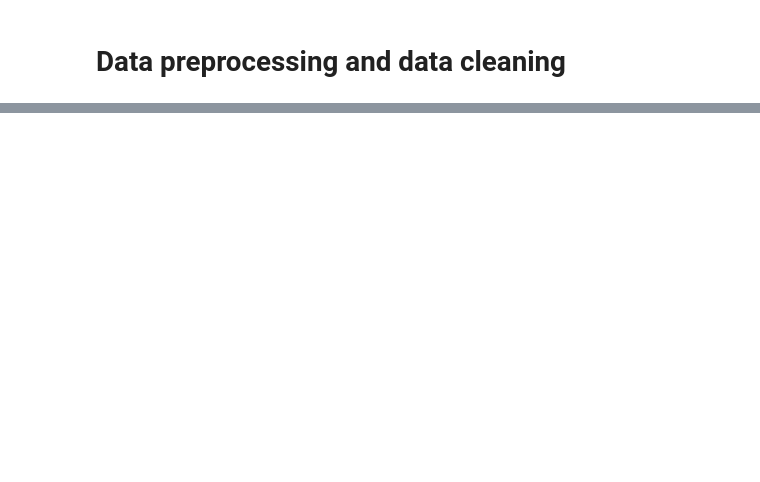
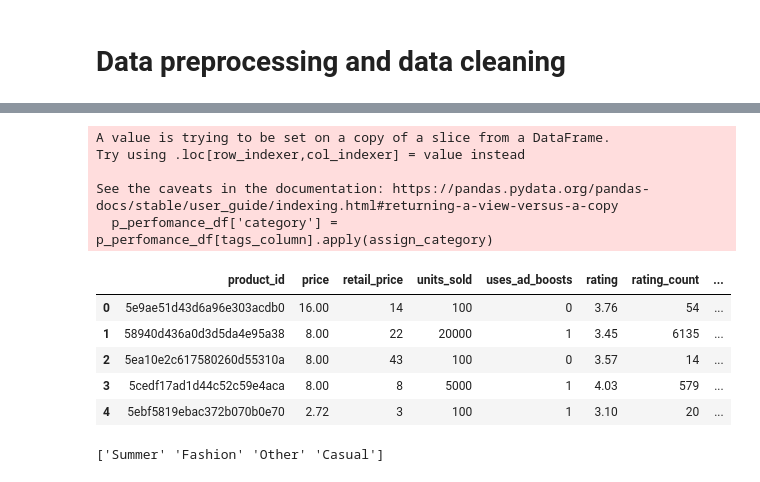
Before and after one commit to nasby18/Malaria_case_tracking_dashboard, a Jupyter notebook: notebooks/Data preprocessing.ipynb, the cells around one changed output, grey strips where cells are left out. Saved outputs shown, nothing was run; the diff lists cells and outputs as text; code cells hidden in the pictures; blank space fills up the shorter version.

```diff
--- a/notebooks/Data preprocessing.ipynb
+++ b/notebooks/Data preprocessing.ipynb
@@ -136,2 +164,48 @@ theme                    0
 crawl_month              0
 dtype: int64
+# %%
+tags_column = 'tags'
+
+# Combine all tags into a single string
+all_tags = ','.join(p_perfomance_df[tags_column])
+
+# Split the tags into individual words
+individual_tags = all_tags.split(',')
+
+# Create a DataFrame with the tags
+df_tags = pd.DataFrame({tags_column: individual_tags})
+
+# Define category rules based on common themes
+category_rules = {
+    'Summer': ['Summer'],
+    'Fashion': ['Fashion', 'Dress', 'Clothing'],
+    'Casual': ['Casual', 'Shirt', 'Shorts'],
+    'Print': ['Print', 'Flamingo'],
+    'Sleepwear': ['Sleepwear', 'Pajamas', 'Nightwear']
+}
+
+def assign_category(tag):
+    for category, keywords in category_rules.items():
+        if any(keyword.lower() in tag.lower() for keyword in keywords):
+            return category
+    return 'Other'
+
+p_perfomance_df['category'] = p_perfomance_df[tags_column].apply(assign_category)
+
+p_perfomance_df.head()
+# %% [output]
+A value is trying to be set on a copy of a slice from a DataFrame.
+Try using .loc[row_indexer,col_indexer] = value instead
+
+See the caveats in the documentation: https://pandas.pydata.org/pandas-docs/stable/user_guide/indexing.html#returning-a-view-versus-a-copy
+  p_perfomance_df['category'] = p_perfomance_df[tags_column].apply(assign_category)
+|  | product_id | price | retail_price | units_sold | uses_ad_boosts | rating | rating_count | ... |
+| 0 | 5e9ae51d43d6a96e303acdb0 | 16.00 | 14 | 100 | 0 | 3.76 | 54 | ... |
+| 1 | 58940d436a0d3d5da4e95a38 | 8.00 | 22 | 20000 | 1 | 3.45 | 6135 | ... |
+| 2 | 5ea10e2c617580260d55310a | 8.00 | 43 | 100 | 0 | 3.57 | 14 | ... |
+| 3 | 5cedf17ad1d44c52c59e4aca | 8.00 | 8 | 5000 | 1 | 4.03 | 579 | ... |
+| 4 | 5ebf5819ebac372b070b0e70 | 2.72 | 3 | 100 | 1 | 3.10 | 20 | ... |
+# %%
+print(p_perfomance_df['category'].unique())
+# %% [output]
+['Summer' 'Fashion' 'Other' 'Casual']
```
Also changed, not shown: parts of 5 cells of this notebook.
